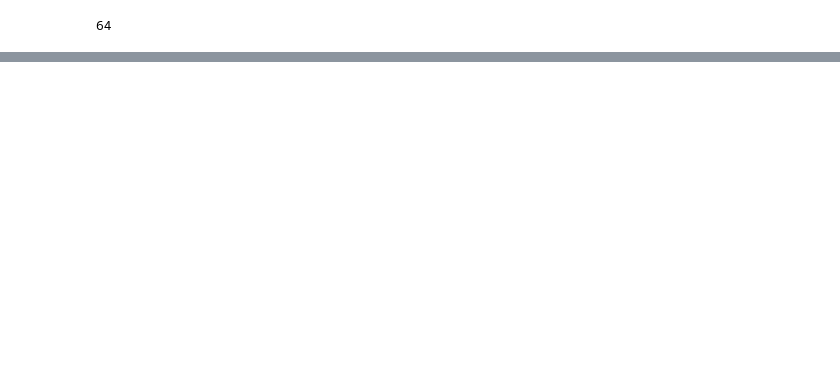
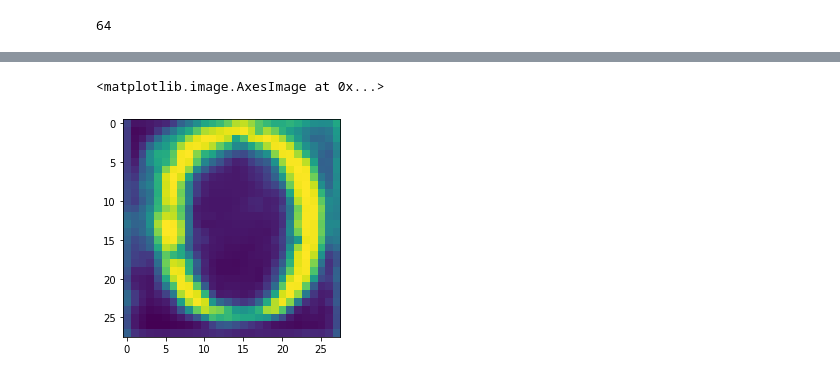
Before and after one commit to ashwiniyer176/Computer-Vision, a Jupyter notebook: Handwritten Digit Classification/MNIST.ipynb, the cells around one changed output, grey strips where cells are left out. Cells and saved outputs as stored; diff of their text form; code cells hidden in the pictures; blank space fills up the shorter version.

```diff
--- a/Handwritten Digit Classification/MNIST.ipynb
+++ b/Handwritten Digit Classification/MNIST.ipynb
@@ -167,0 +172,9 @@ Accuracy of the network on the 10000 test images: 97 %
+# %%
+sample_transforms=transforms.Compose([
+    transforms.Resize((30,30)),
+    transforms.ToTensor(),
+    transforms.Grayscale(),
+    transforms.CenterCrop((28,28)),
+    transforms.Normalize(mean=(0.1307,),std=(0.3081))
+])
+sample=ImageFolder("./sample",transform=sample_transforms)
@@ -167,0 +194,10 @@ Accuracy of the network on the 10000 test images: 97 %
+# %%
+testLoader=DataLoader(sample)
+# %%
+batch=iter(testLoader)
+img,l=next(batch)
+# %%
+plt.imshow(torch.squeeze(img))
+# %% [output]
+<matplotlib.image.AxesImage at 0x...>
+[figure, added]
```
Also changed, not shown: parts of 15 cells of this notebook, 12 other files.
